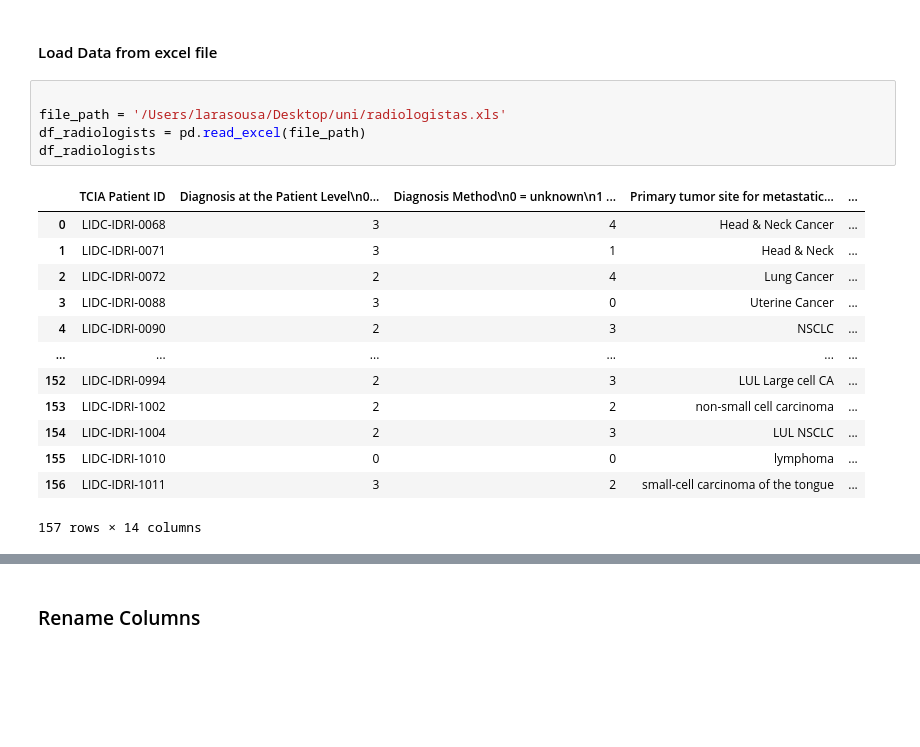
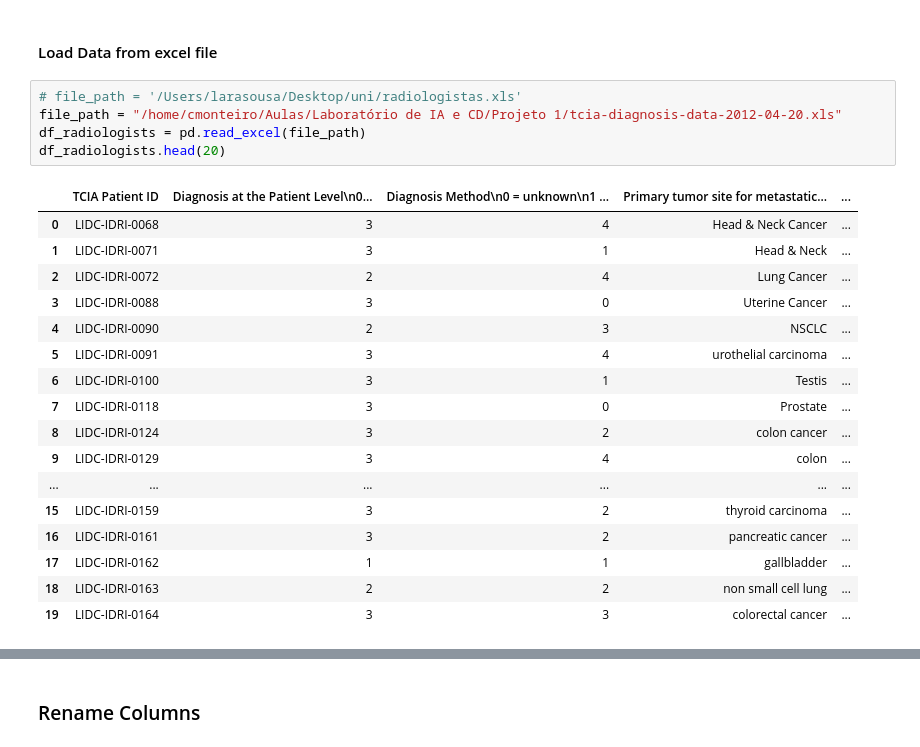
Before and after one commit to catarinam93/Lung-Cancer-Study, a Jupyter notebook: PreProcessamento/pre-processamento.ipynb, the cells around one changed output, grey strips where cells are left out. Drawn from its saved outputs; the diff is of its cells as text; blank space fills up the shorter version.

```diff
--- a/PreProcessamento/pre-processamento.ipynb
+++ b/PreProcessamento/pre-processamento.ipynb
@@ -10,21 +58,25 @@ import os
 # %% [markdown]
 #### Load Data from excel file
 # %%
-
-file_path = '/Users/larasousa/Desktop/uni/radiologistas.xls'
+# file_path = '/Users/larasousa/Desktop/uni/radiologistas.xls'
+file_path = "/home/cmonteiro/Aulas/Laboratório de IA e CD/Projeto 1/tcia-diagnosis-data-2012-04-20.xls"
 df_radiologists = pd.read_excel(file_path)
-df_radiologists
+df_radiologists.head(20)
 # %% [output]
 |  | TCIA Patient ID | Diagnosis at the Patient Level\n0... | Diagnosis Method\n0 = unknown\n1 ... | Primary tumor site for metastatic... | ... |
 | 0 | LIDC-IDRI-0068 | 3 | 4 | Head & Neck Cancer | ... |
 | 1 | LIDC-IDRI-0071 | 3 | 1 | Head & Neck | ... |
 | 2 | LIDC-IDRI-0072 | 2 | 4 | Lung Cancer | ... |
 | 3 | LIDC-IDRI-0088 | 3 | 0 | Uterine Cancer | ... |
 | 4 | LIDC-IDRI-0090 | 2 | 3 | NSCLC | ... |
+| 5 | LIDC-IDRI-0091 | 3 | 4 | urothelial carcinoma | ... |
+| 6 | LIDC-IDRI-0100 | 3 | 1 | Testis | ... |
+| 7 | LIDC-IDRI-0118 | 3 | 0 | Prostate | ... |
+| 8 | LIDC-IDRI-0124 | 3 | 2 | colon cancer | ... |
+| 9 | LIDC-IDRI-0129 | 3 | 4 | colon | ... |
 | ... | ... | ... | ... | ... | ... |
-| 152 | LIDC-IDRI-0994 | 2 | 3 | LUL Large cell CA | ... |
-| 153 | LIDC-IDRI-1002 | 2 | 2 | non-small cell carcinoma | ... |
-| 154 | LIDC-IDRI-1004 | 2 | 3 | LUL NSCLC | ... |
-| 155 | LIDC-IDRI-1010 | 0 | 0 | lymphoma | ... |
-| 156 | LIDC-IDRI-1011 | 3 | 2 | small-cell carcinoma of the tongue | ... |
+| 15 | LIDC-IDRI-0159 | 3 | 2 | thyroid carcinoma | ... |
+| 16 | LIDC-IDRI-0161 | 3 | 2 | pancreatic cancer | ... |
+| 17 | LIDC-IDRI-0162 | 1 | 1 | gallbladder | ... |
+| 18 | LIDC-IDRI-0163 | 2 | 2 | non small cell lung | ... |
+| 19 | LIDC-IDRI-0164 | 3 | 3 | colorectal cancer | ... |
-157 rows × 14 columns
```
Also changed, not shown: parts of 52 cells of this notebook, 2 other files.
